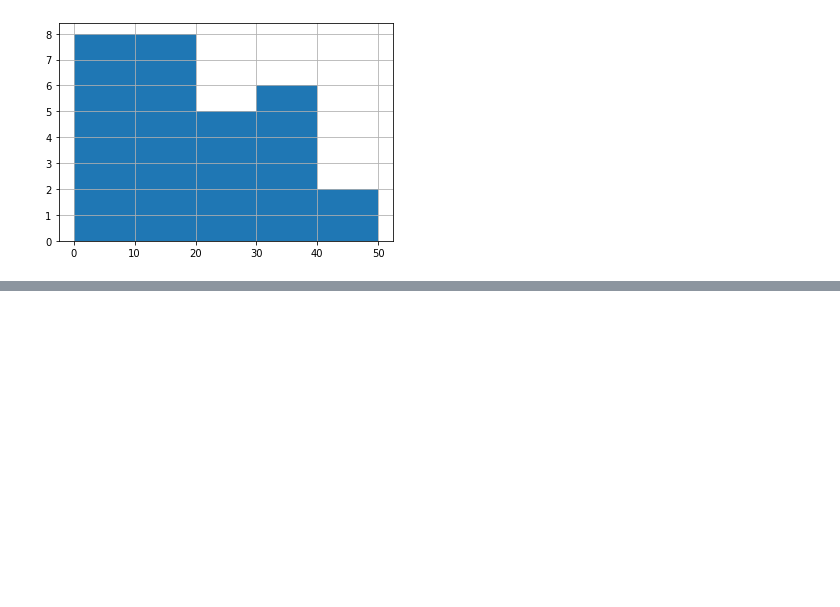
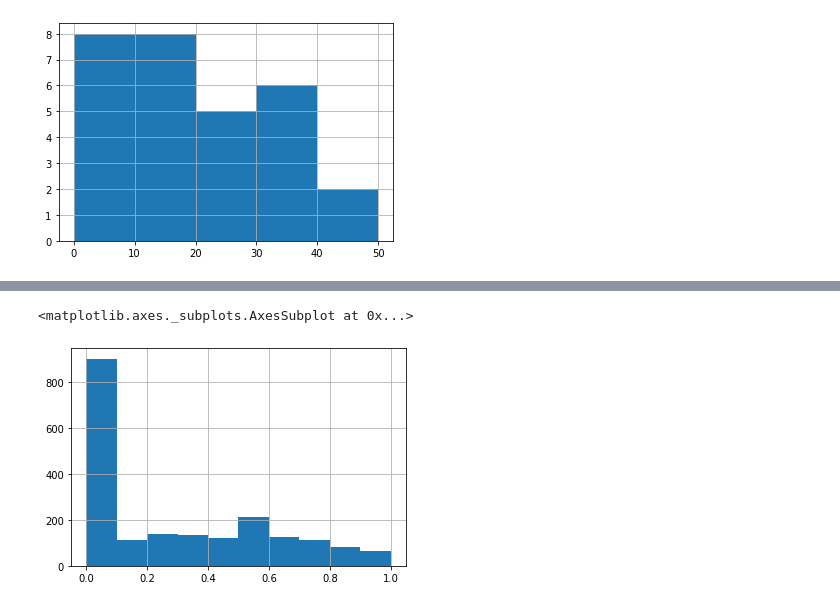
Before and after one commit to CarlColglazier/cheesecake, a Jupyter notebook: notebooks/2020_data.ipynb, the cells around one changed output, grey strips where cells are left out. Drawn from its saved outputs; the diff is of its cells as text; code cells hidden in the pictures; blank space fills up the shorter version.

```diff
--- a/notebooks/2020_data.ipynb
+++ b/notebooks/2020_data.ipynb
@@ -390,0 +427,8 @@ post[post.index.isin(teams)].sum(axis=1).hist(bins=5, range=(0,50))
+# %%
+rates = (
+    df[df['endgame'] == 25].groupby('team_key')['endgame'].count() / df.groupby('team_key')['endgame'].count()
+).fillna(0)
+rates.hist()
+# %% [output]
+<matplotlib.axes._subplots.AxesSubplot at 0x...>
+[figure, added]
```
Also changed, not shown: parts of 15 cells of this notebook, 1 other file.
